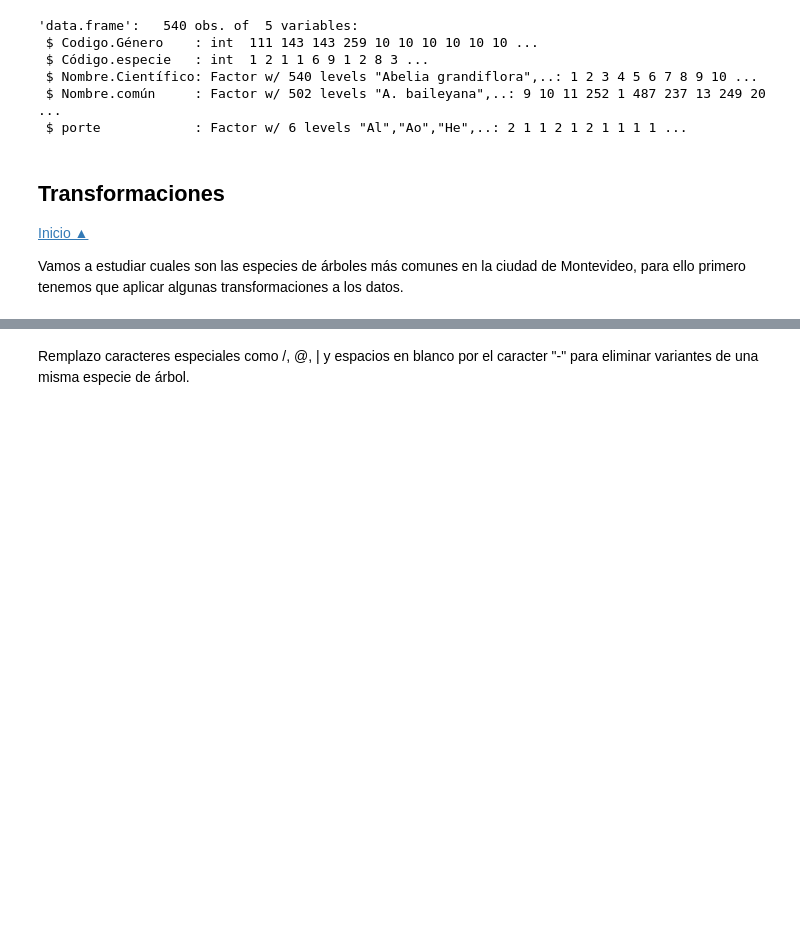
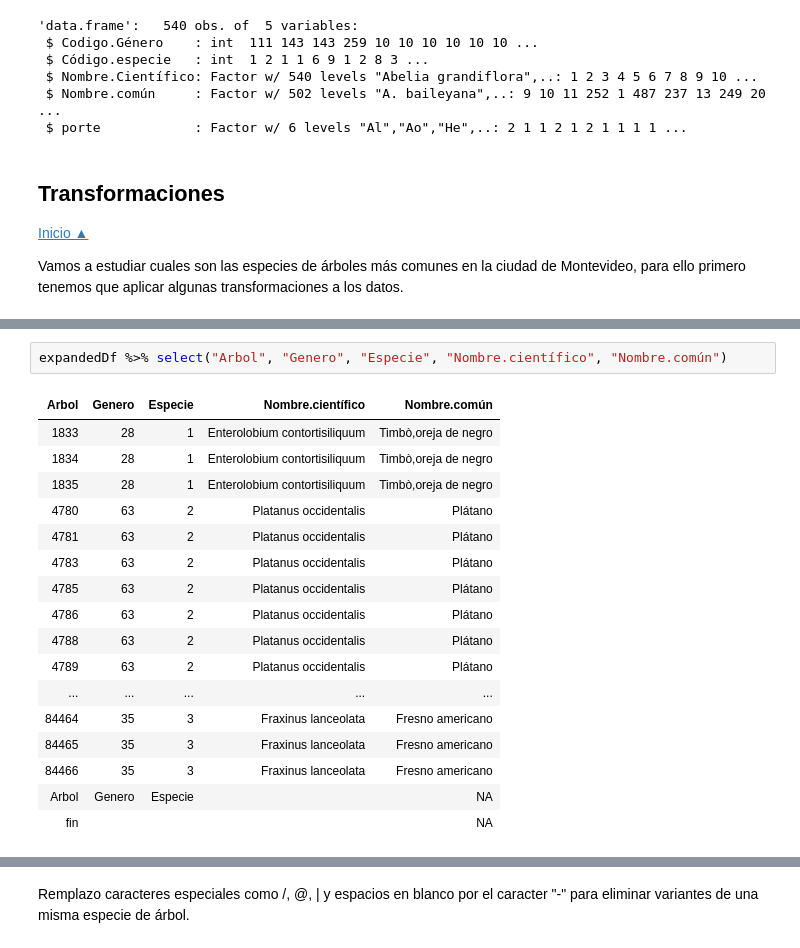
Before and after one commit to efviodo/data-science, a Jupyter notebook: datasets/datos-abiertos-uy/censo-arbolado-mvdo/Analisis Arbolado Montevideo.ipynb, the cells around one changed output, grey strips where cells are left out. Cells and saved outputs as stored; diff of their text form; blank space fills up the shorter version.

```diff
--- a/datasets/datos-abiertos-uy/censo-arbolado-mvdo/Analisis Arbolado Montevideo.ipynb
+++ b/datasets/datos-abiertos-uy/censo-arbolado-mvdo/Analisis Arbolado Montevideo.ipynb
@@ -228,2 +247,22 @@ dataFrame <- dataFrame %>% mutate_at(c("Genero"), funs(as.numeric))
+# %%
+expandedDf %>% select("Arbol", "Genero", "Especie", "Nombre.científico", "Nombre.común")
+# %% [output]
+| Arbol | Genero | Especie | Nombre.científico | Nombre.común |
+| 1833 | 28 | 1 | Enterolobium contortisiliquum | Timbò,oreja de negro |
+| 1834 | 28 | 1 | Enterolobium contortisiliquum | Timbò,oreja de negro |
+| 1835 | 28 | 1 | Enterolobium contortisiliquum | Timbò,oreja de negro |
+| 4780 | 63 | 2 | Platanus occidentalis | Plátano |
+| 4781 | 63 | 2 | Platanus occidentalis | Plátano |
+| 4783 | 63 | 2 | Platanus occidentalis | Plátano |
+| 4785 | 63 | 2 | Platanus occidentalis | Plátano |
+| 4786 | 63 | 2 | Platanus occidentalis | Plátano |
+| 4788 | 63 | 2 | Platanus occidentalis | Plátano |
+| 4789 | 63 | 2 | Platanus occidentalis | Plátano |
+| ... | ... | ... | ... | ... |
+| 84464 | 35 | 3 | Fraxinus lanceolata | Fresno americano |
+| 84465 | 35 | 3 | Fraxinus lanceolata | Fresno americano |
+| 84466 | 35 | 3 | Fraxinus lanceolata | Fresno americano |
+| Arbol | Genero | Especie |  | NA |
+| fin |  |  |  | NA |
 # %%
 # Cargo los datos como Corupus de la libreria tm
```
Also changed, not shown: parts of 10 cells of this notebook.
